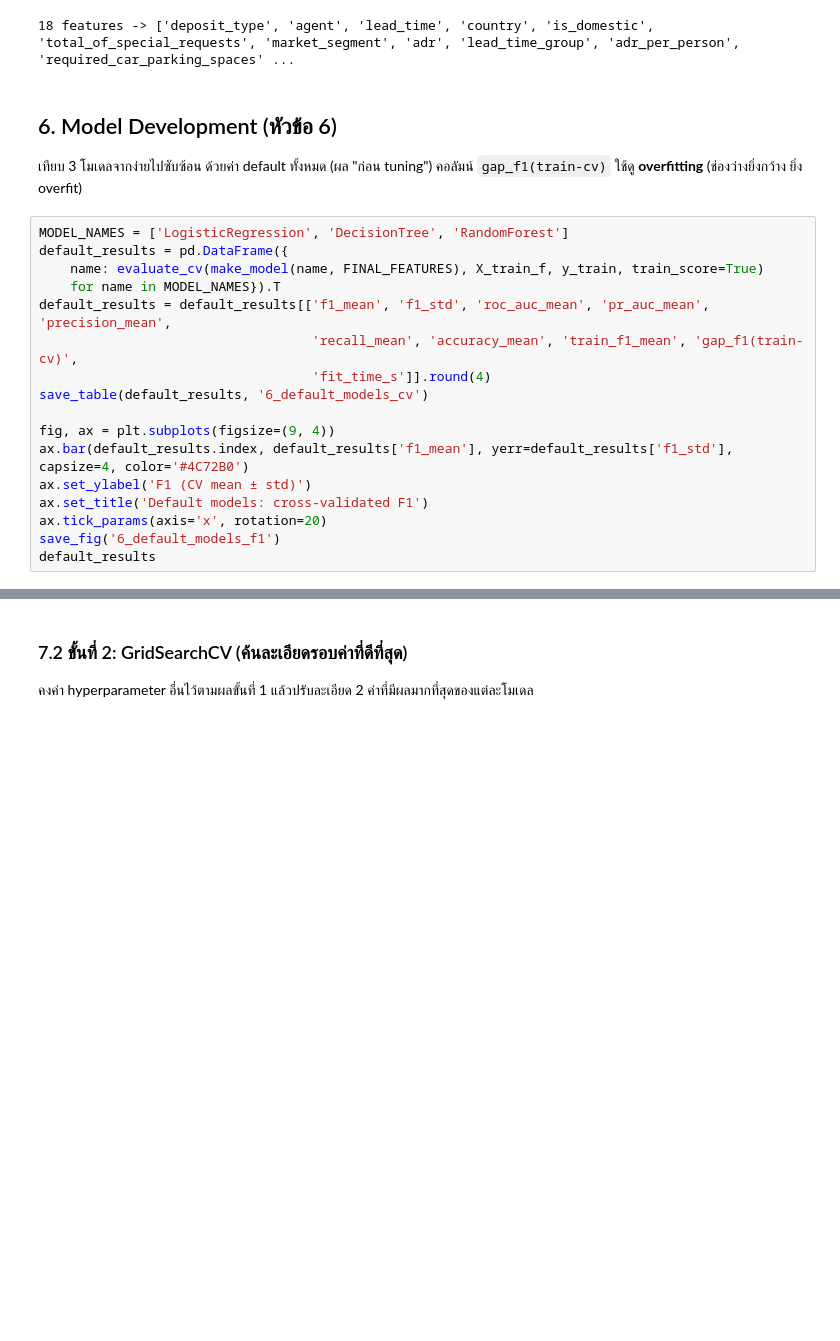
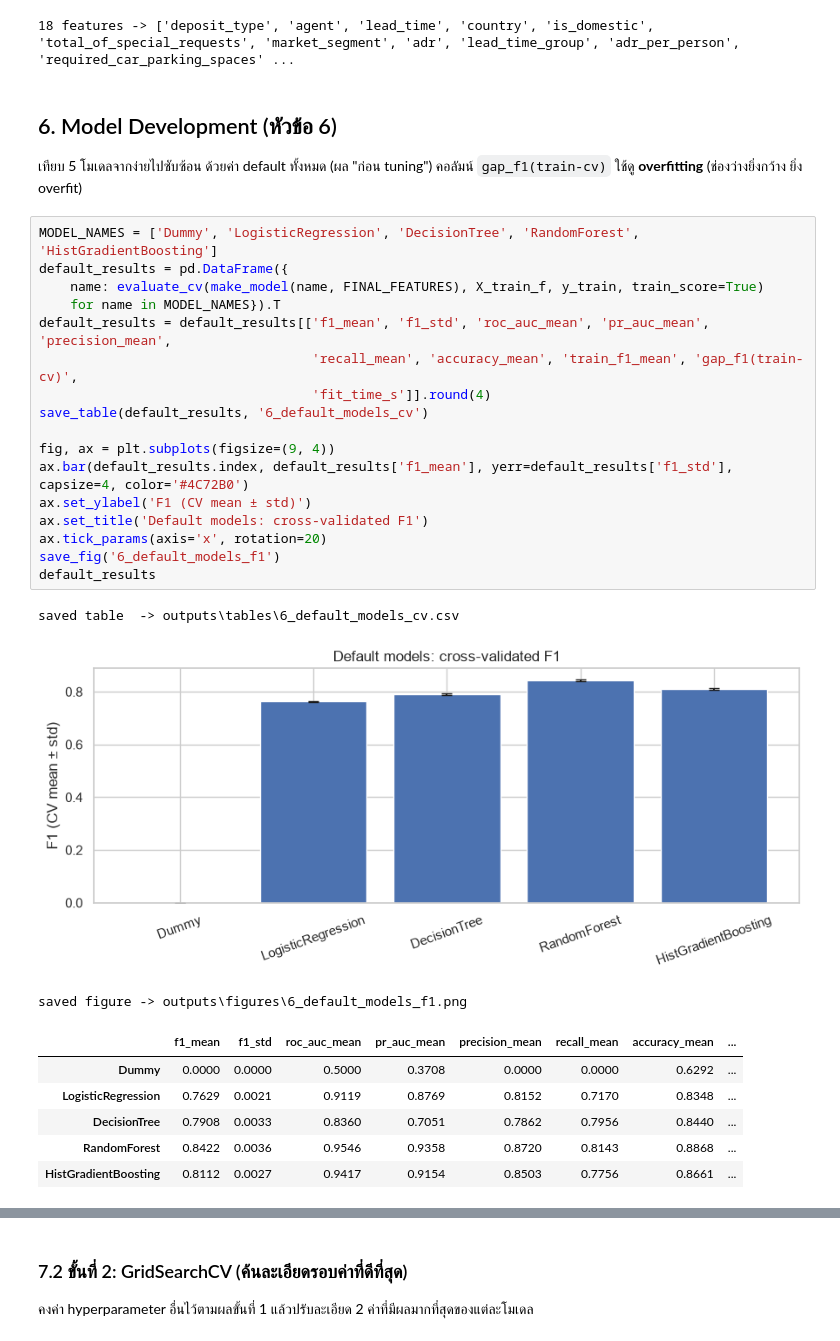
Before and after one commit to Hake2549/ML, a Jupyter notebook: hotel_cancellation_training.ipynb, the cells around one changed output, grey strips where cells are left out. Saved outputs shown, nothing was run; the diff lists cells and outputs as text; blank space fills up the shorter version.

```diff
--- a/hotel_cancellation_training.ipynb
+++ b/hotel_cancellation_training.ipynb
@@ -807,25 +842,35 @@ X_train_f, X_test_f = X_train[FINAL_FEATURES], X_test[FINAL_FEATURES]
 18 features -> ['deposit_type', 'agent', 'lead_time', 'country', 'is_domestic', 'total_of_special_requests', 'market_segment', 'adr', 'lead_time_group', 'adr_per_person', 'required_car_parking_spaces' ...
 # %% [markdown]
 ## 6. Model Development (หัวข้อ 6)
-เทียบ 3 โมเดลจากง่ายไปซับซ้อน ด้วยค่า default ทั้งหมด (ผล "ก่อน tuning")
+เทียบ 5 โมเดลจากง่ายไปซับซ้อน ด้วยค่า default ทั้งหมด (ผล "ก่อน tuning")
 คอลัมน์ `gap_f1(train-cv)` ใช้ดู **overfitting** (ช่องว่างยิ่งกว้าง ยิ่ง overfit)
 # %%
-MODEL_NAMES = ['LogisticRegression', 'DecisionTree', 'RandomForest']
+MODEL_NAMES = ['Dummy', 'LogisticRegression', 'DecisionTree', 'RandomForest', 'HistGradientBoosting']
 default_results = pd.DataFrame({
     name: evaluate_cv(make_model(name, FINAL_FEATURES), X_train_f, y_train, train_score=True)
     for name in MODEL_NAMES}).T
 default_results = default_results[['f1_mean', 'f1_std', 'roc_auc_mean', 'pr_auc_mean', 'precision_mean',
                                    'recall_mean', 'accuracy_mean', 'train_f1_mean', 'gap_f1(train-cv)',
                                    'fit_time_s']].round(4)
 save_table(default_results, '6_default_models_cv')
 
 fig, ax = plt.subplots(figsize=(9, 4))
 ax.bar(default_results.index, default_results['f1_mean'], yerr=default_results['f1_std'], capsize=4, color='#4C72B0')
 ax.set_ylabel('F1 (CV mean ± std)')
 ax.set_title('Default models: cross-validated F1')
 ax.tick_params(axis='x', rotation=20)
 save_fig('6_default_models_f1')
 default_results
+# %% [output]
+saved table  -> outputs\tables\6_default_models_cv.csv
+[figure, added]
+saved figure -> outputs\figures\6_default_models_f1.png
+|  | f1_mean | f1_std | roc_auc_mean | pr_auc_mean | precision_mean | recall_mean | accuracy_mean | ... |
+| Dummy | 0.0000 | 0.0000 | 0.5000 | 0.3708 | 0.0000 | 0.0000 | 0.6292 | ... |
+| LogisticRegression | 0.7629 | 0.0021 | 0.9119 | 0.8769 | 0.8152 | 0.7170 | 0.8348 | ... |
+| DecisionTree | 0.7908 | 0.0033 | 0.8360 | 0.7051 | 0.7862 | 0.7956 | 0.8440 | ... |
+| RandomForest | 0.8422 | 0.0036 | 0.9546 | 0.9358 | 0.8720 | 0.8143 | 0.8868 | ... |
+| HistGradientBoosting | 0.8112 | 0.0027 | 0.9417 | 0.9154 | 0.8503 | 0.7756 | 0.8661 | ... |
 # %% [markdown]
 ## 7. Model Evaluation & Hyperparameter Tuning (หัวข้อ 7)
 ### 7.1 ขั้นที่ 1: RandomizedSearchCV (ค้นแบบกว้าง)
```
Also changed, not shown: parts of 11 cells of this notebook, 20 other files.
